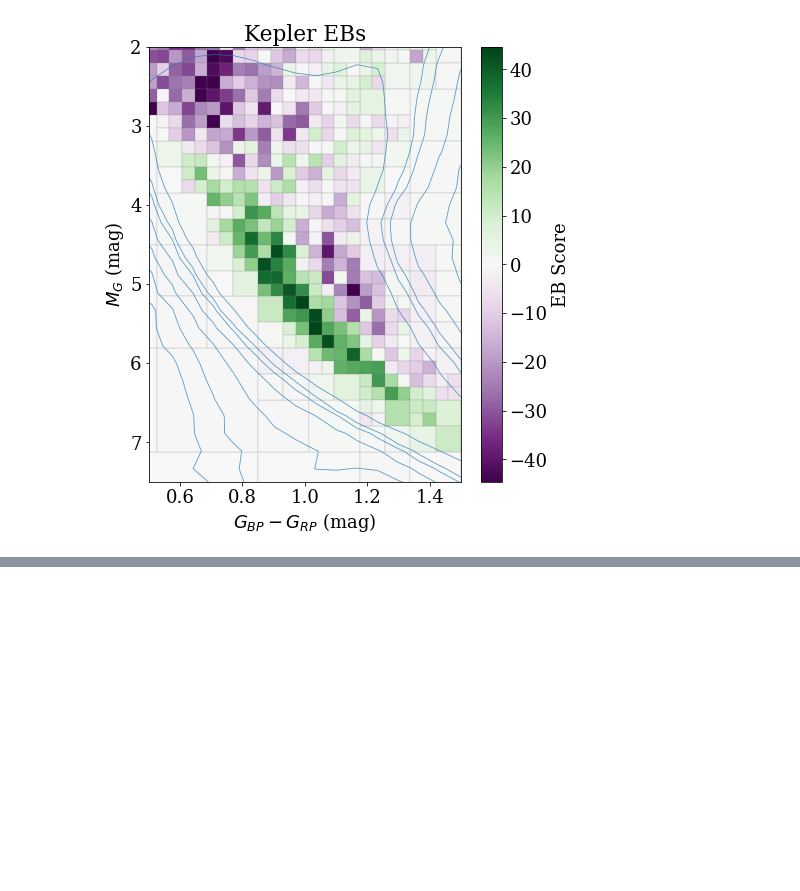
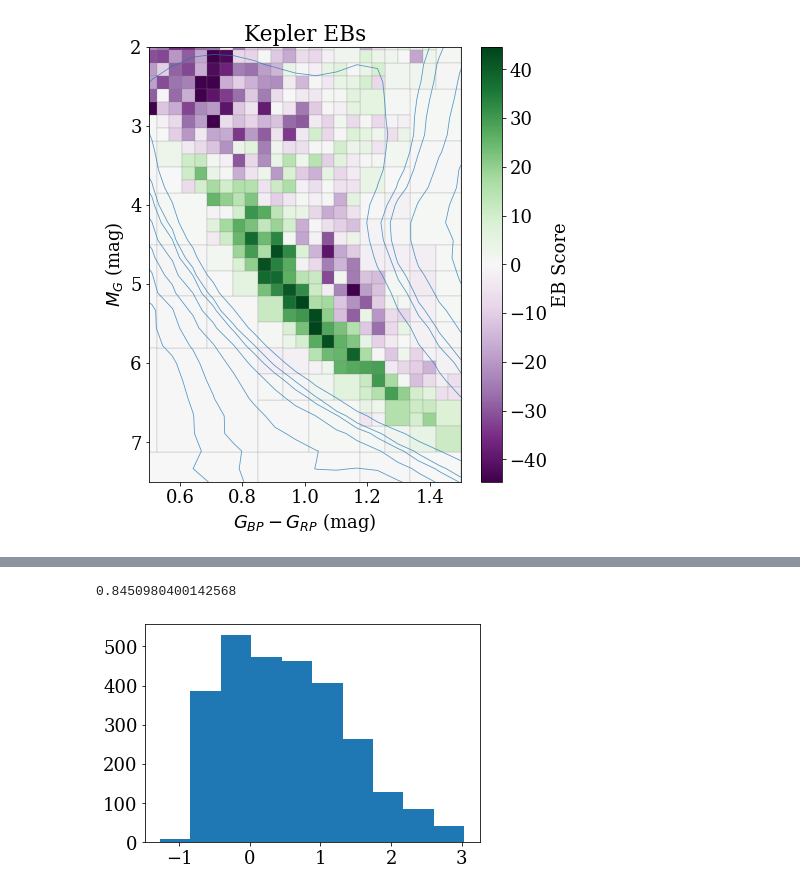
Before and after one commit to jradavenport/EBHRD, a Jupyter notebook: notebooks/check_keplerEBs.ipynb, the cells around one changed output, grey strips where cells are left out. Saved outputs shown, nothing was run; the diff lists cells and outputs as text; code cells hidden in the pictures; blank space fills up the shorter version.

```diff
--- a/notebooks/check_keplerEBs.ipynb
+++ b/notebooks/check_keplerEBs.ipynb
@@ -228,0 +285,5 @@ plt.xlim(.5,1.5)
+# %%
+_ = plt.hist(np.log10(EHow['period'][Eok]))
+# %% [output]
+0.8450980400142568
+[figure, added]
```
Also changed, not shown: parts of 5 cells of this notebook, 1 other file.
